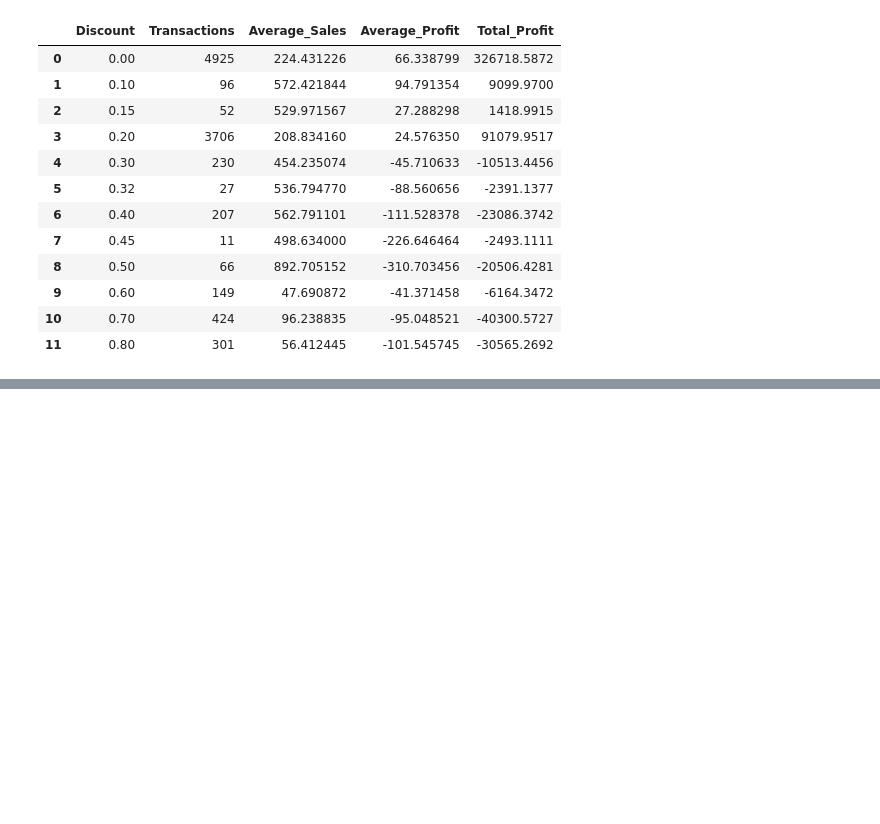
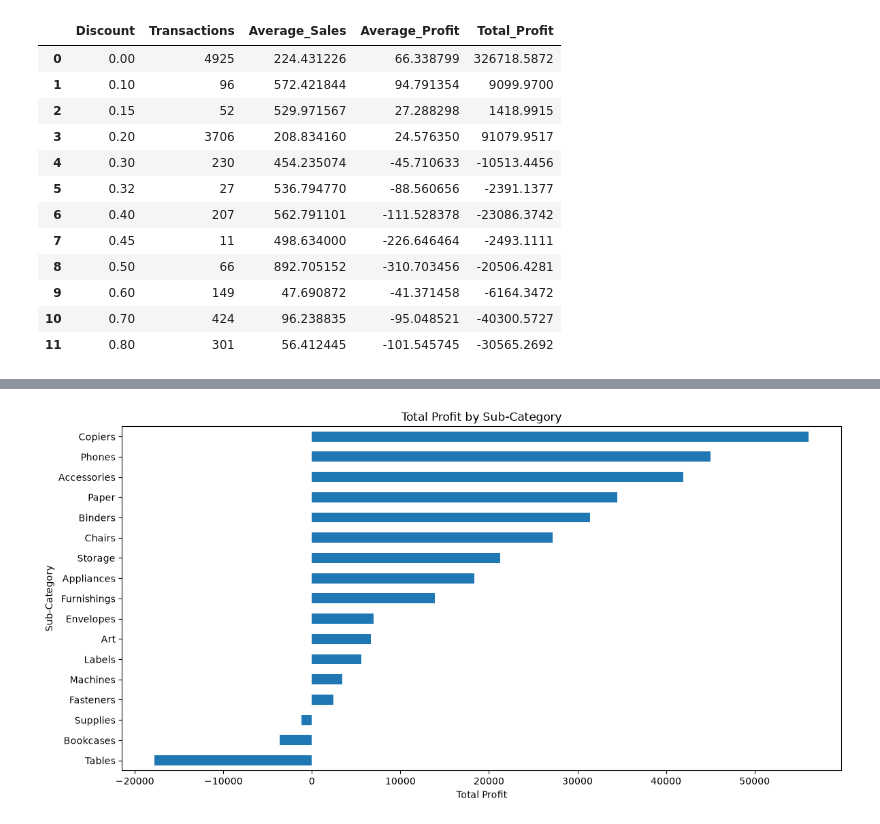
Before and after one commit to KashishSirohiwal/ShadowFox, a Jupyter notebook: Beginner/notebooks/beginner_superstore_sales_analysis.ipynb, the cells around one changed output, grey strips where cells are left out. Drawn from its saved outputs; the diff is of its cells as text; code cells hidden in the pictures; blank space fills up the shorter version.

Commit message:
feat: Time, customer, category based anaylysis in EDA

```diff
--- a/Beginner/notebooks/beginner_superstore_sales_analysis.ipynb
+++ b/Beginner/notebooks/beginner_superstore_sales_analysis.ipynb
@@ -480,0 +536,16 @@ discount_analysis
+# %%
+# Analyze sales and profit performance by sub-category
+
+subcategory_analysis = (
+    df.groupby("Sub-Category")
+      .agg(
+          Transactions=("Order ID", "count"),
+          Total_Sales=("Sales", "sum"),
+          Total_Profit=("Profit", "sum"),
+          Average_Sales=("Sales", "mean"),
+          Average_Profit=("Profit", "mean")
+      )
+      .sort_values("Total_Profit", ascending=False)
+)
+
+subcategory_analysis
@@ -480,0 +600,14 @@ discount_analysis
+# %%
+# Visualize total profit by sub-category
+
+plt.figure(figsize=(12, 6))
+
+subcategory_analysis["Total_Profit"].sort_values().plot(kind="barh")
+
+plt.title("Total Profit by Sub-Category")
+plt.xlabel("Total Profit")
+plt.ylabel("Sub-Category")
+plt.tight_layout()
+plt.show()
+# %% [output]
+[figure, added]
```
Also changed, not shown: parts of 34 cells of this notebook.
